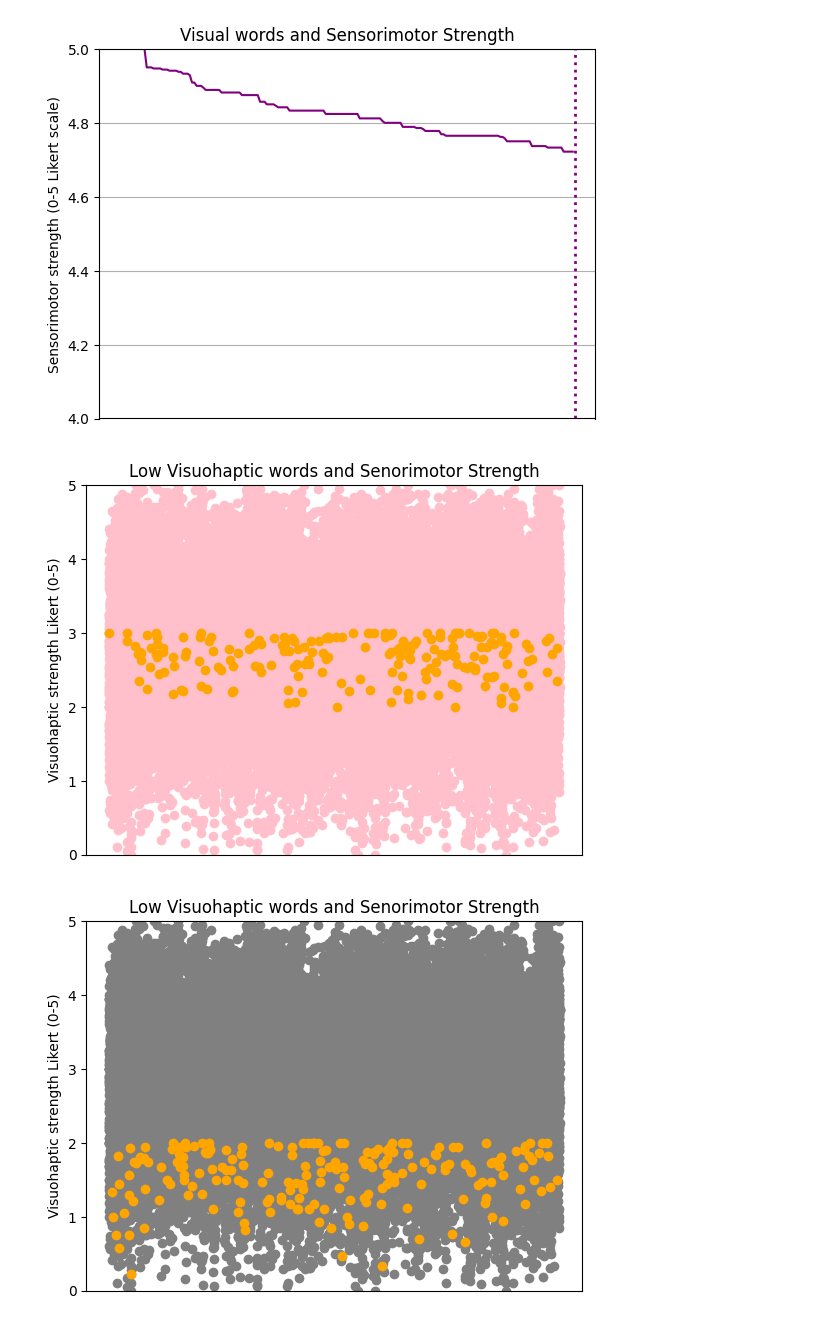
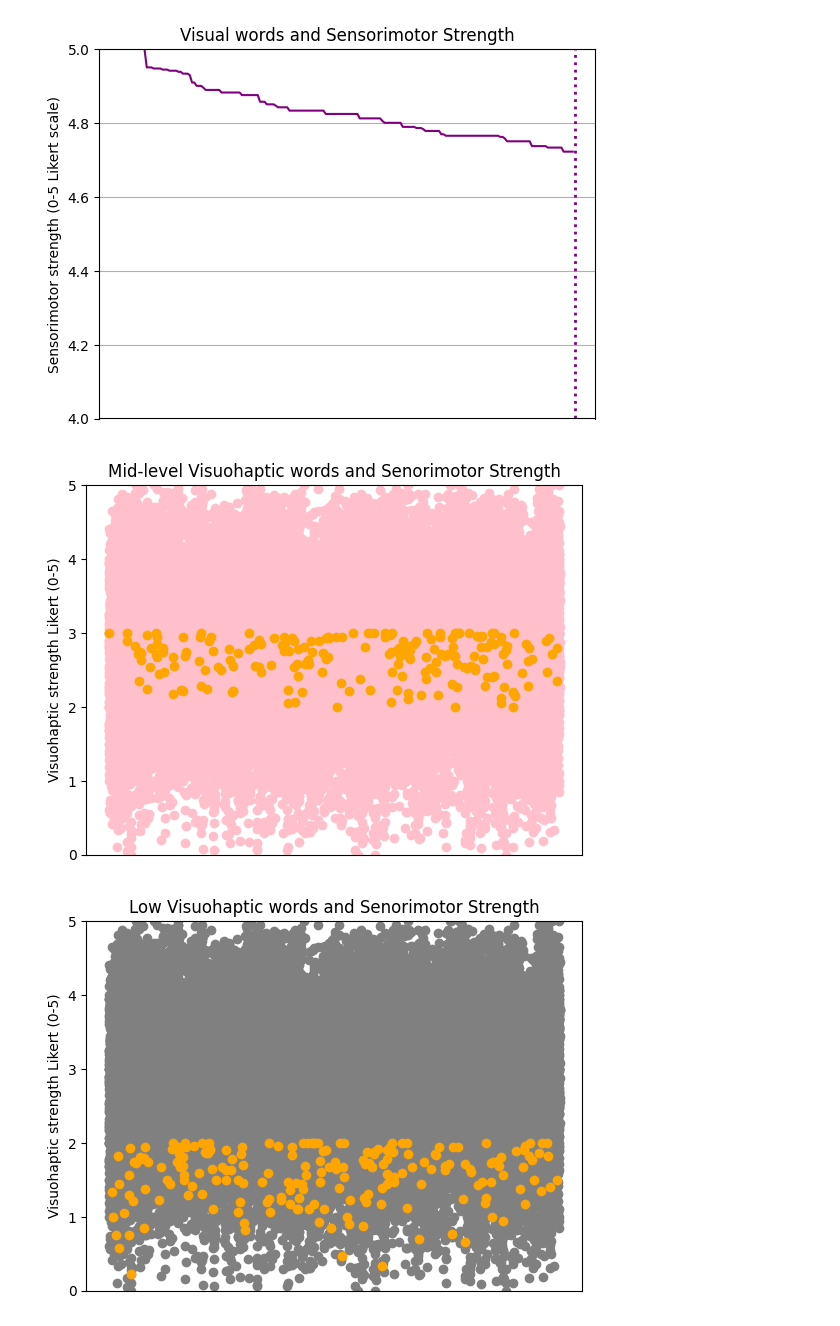
Before and after one commit to soniasola00/SpanLancasterNorm, a Jupyter notebook: Sonia3.ipynb, the cells around one changed output. Drawn from its saved outputs; the diff is of its cells as text; code cells hidden in the pictures.

Commit message:
Add files via upload
fixed the plot titles

```diff
--- a/Sonia3.ipynb
+++ b/Sonia3.ipynb
@@ -428,29 +428,29 @@ plt.show()
 # %%
 # make the data
 x5_data = Lancaster_norms["Word"]
 y5_data = Lancaster_norms["Visual.mean"]
 
 x6_data = visual_haptic_sample["Word"]
 y6_data = visual_haptic_sample["Visual.mean"]
 # plot
 fig, ax = plt.subplots()
 ax.scatter(x5_data, y5_data, s1)
 ax.scatter(x6_data, y6_data, s2)
 
 
 ax.get_xaxis().set_visible(False)
-ax.set(xlabel = 'Low Visuohaptic Words', ylabel='Visuohaptic strength Likert (0-5)', title ='Low Visuohaptic words and Senorimotor Strength')
+ax.set(xlabel = 'Mid-level Visuohaptic Words', ylabel='Visuohaptic strength Likert (0-5)', title ='Mid-level Visuohaptic words and Senorimotor Strength')
 
 
 
 ax.scatter(x5_data, y5_data, color='pink')
 ax.scatter(x6_data, y6_data, color='orange')
 ax.set_ylim(0, 5)
 plt.axhline(y=200, color='red', linestyle='dotted')
 
 plt.show()
 # %% [output]
-[figure, old version]
+[figure, new version]
 # %%
 # make the data
 x7_data = Lancaster_norms["Word"]
```
